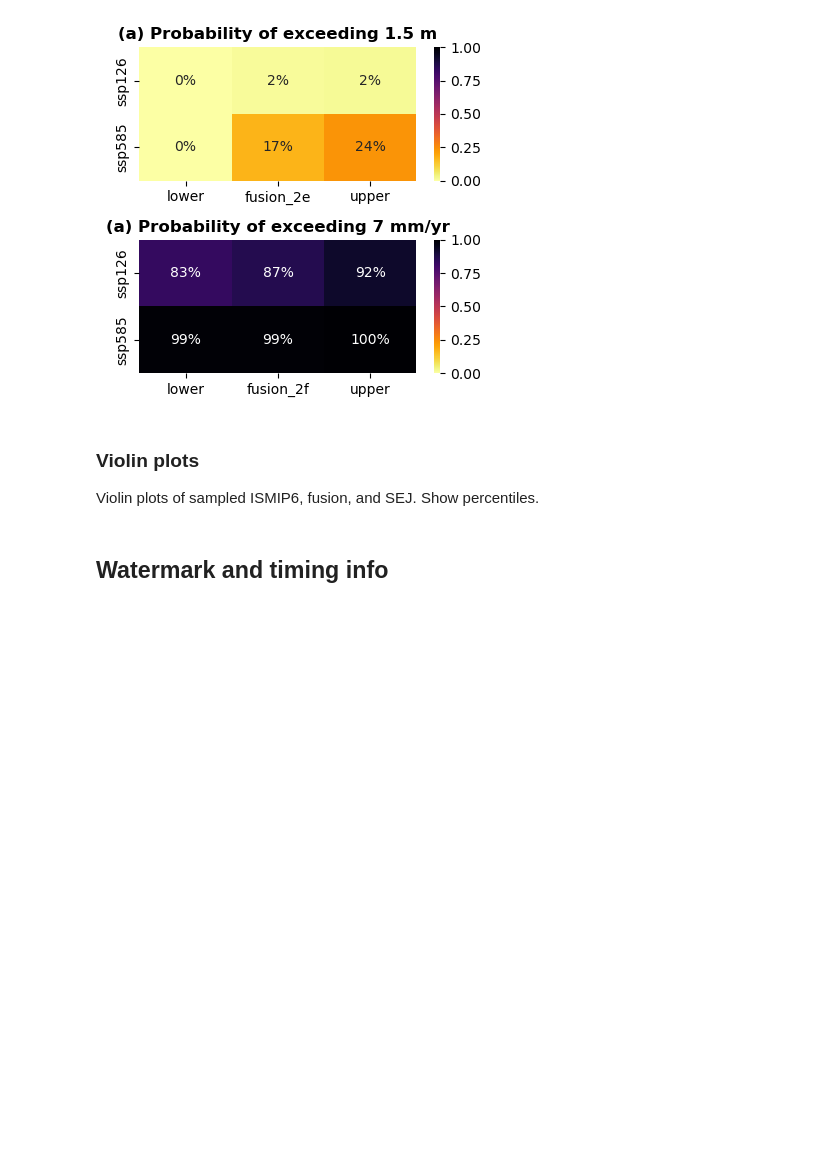
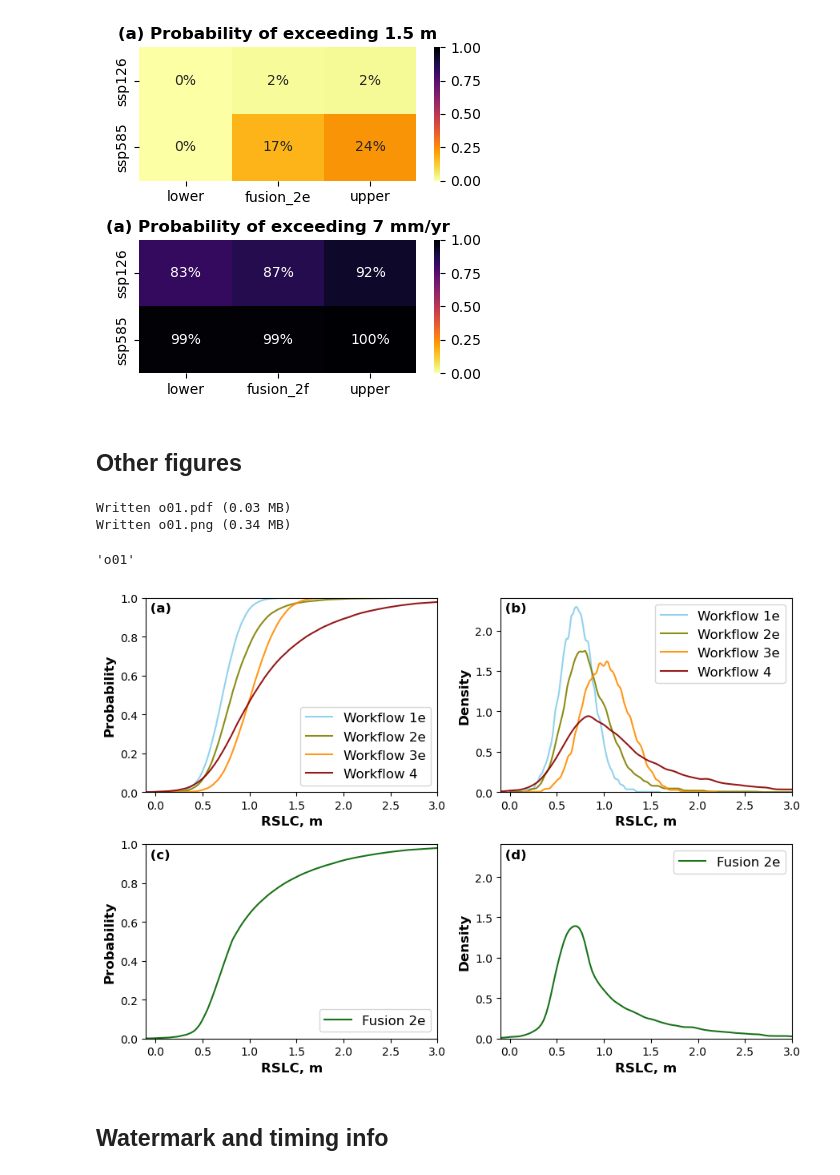
Before and after one commit to grandey/d23a-fusion, a Jupyter notebook: fusion_analysis_d23a.ipynb, the cells around one changed output. Drawn from its saved outputs; the diff is of its cells as text; code cells hidden in the pictures; blank space fills up the shorter version.

```diff
--- a/fusion_analysis_d23a.ipynb
+++ b/fusion_analysis_d23a.ipynb
@@ -65,9 +65,20 @@ Written fig04.pdf (0.02 MB)
 Written fig04.png (0.13 MB)
 'fig04'
 [figure]
-# %% [markdown]
-### Violin plots
-Violin plots of sampled ISMIP6, fusion, and SEJ. Show percentiles.
+# %% [markdown]
+## Other figures
+# %%
+# SSP5 year-2100 AR6 projections and fusion
+fig, axs = d23a.fig_qfs_marginals(workflows_r=(('wf_1e', 'wf_2e', 'wf_3e', 'wf_4'), ('fusion_2e',)),
+                                  bg_workflows_r=(list(), list()),
+                                  pbox_r=(False, False),
+                                  rate=False, scenario='ssp585', year=2100, gauge='TANJONG_PAGAR', xlim=(-0.1, 3.))
+d23a.name_save_fig(fig, fso='o')
+# %% [output]
+Written o01.pdf (0.03 MB)
+Written o01.png (0.34 MB)
+'o01'
+[figure, added]
 # %% [markdown]
 ## Watermark and timing info
 # %%
```
Also changed, not shown: parts of 4 cells of this notebook, 4 other files.
